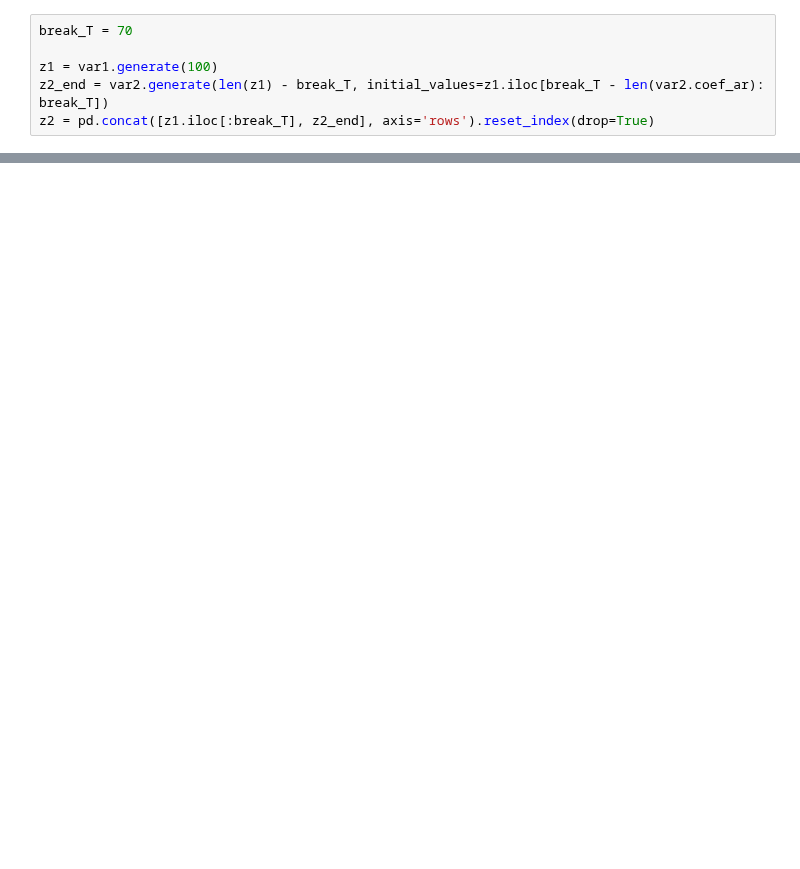
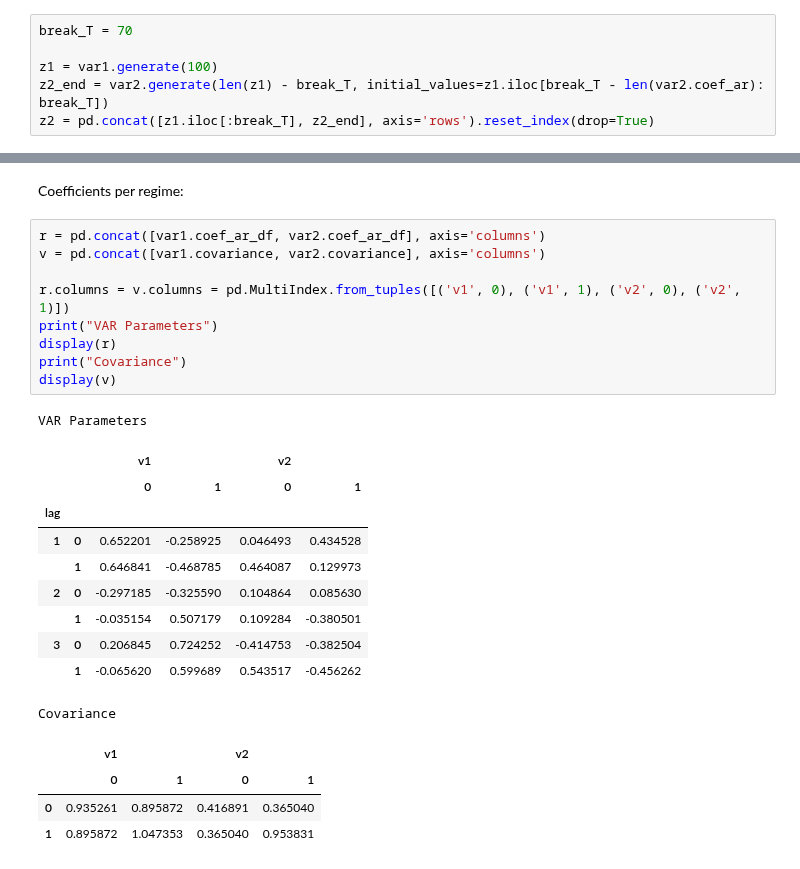
Before and after one commit to NowanIlfideme/masters_switching_models, a Jupyter notebook: notebooks/known_model_break.ipynb, the cells around one changed output, grey strips where cells are left out. Saved outputs shown, nothing was run; the diff lists cells and outputs as text; blank space fills up the shorter version.

```diff
--- a/notebooks/known_model_break.ipynb
+++ b/notebooks/known_model_break.ipynb
@@ -176,0 +178,27 @@ fig;
+# %% [markdown]
+Coefficients per regime:
+# %%
+r = pd.concat([var1.coef_ar_df, var2.coef_ar_df], axis='columns')
+v = pd.concat([var1.covariance, var2.covariance], axis='columns')
+
+r.columns = v.columns = pd.MultiIndex.from_tuples([('v1', 0), ('v1', 1), ('v2', 0), ('v2', 1)])
+print("VAR Parameters")
+display(r)
+print("Covariance")
+display(v)
+# %% [output]
+VAR Parameters
+|  |  | v1 |  | v2 |  |
+|  |  | 0 | 1 | 0 | 1 |
+| lag |  |  |  |  |  |
+| 1 | 0 | 0.652201 | -0.258925 | 0.046493 | 0.434528 |
+|  | 1 | 0.646841 | -0.468785 | 0.464087 | 0.129973 |
+| 2 | 0 | -0.297185 | -0.325590 | 0.104864 | 0.085630 |
+|  | 1 | -0.035154 | 0.507179 | 0.109284 | -0.380501 |
+| 3 | 0 | 0.206845 | 0.724252 | -0.414753 | -0.382504 |
+|  | 1 | -0.065620 | 0.599689 | 0.543517 | -0.456262 |
+Covariance
+|  | v1 |  | v2 |  |
+|  | 0 | 1 | 0 | 1 |
+| 0 | 0.935261 | 0.895872 | 0.416891 | 0.365040 |
+| 1 | 0.895872 | 1.047353 | 0.365040 | 0.953831 |
```
Also changed, not shown: parts of 16 cells of this notebook, 1 other file.
